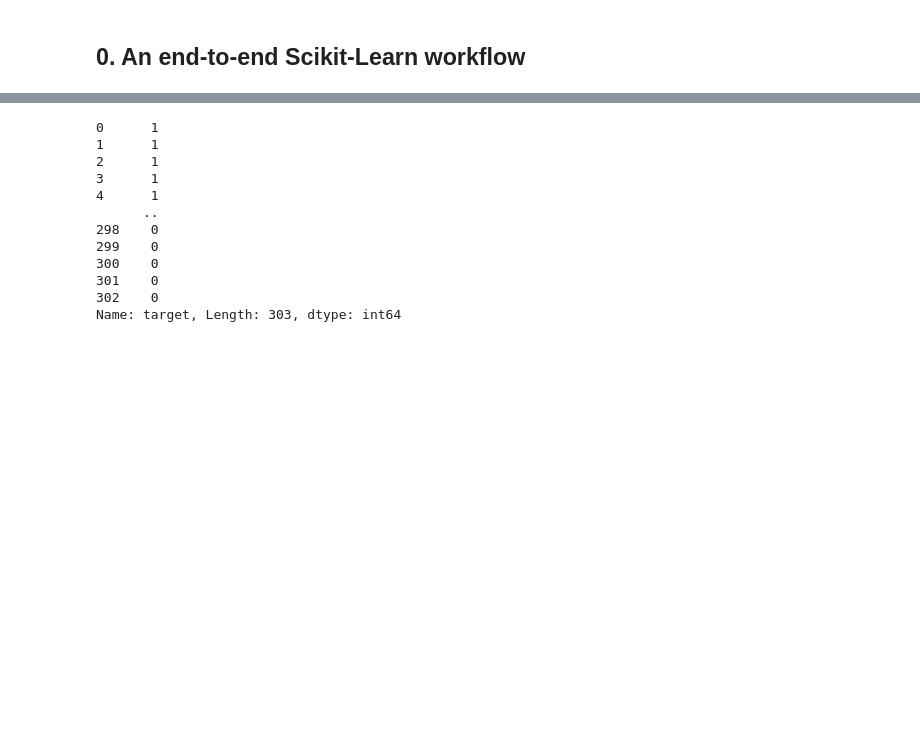
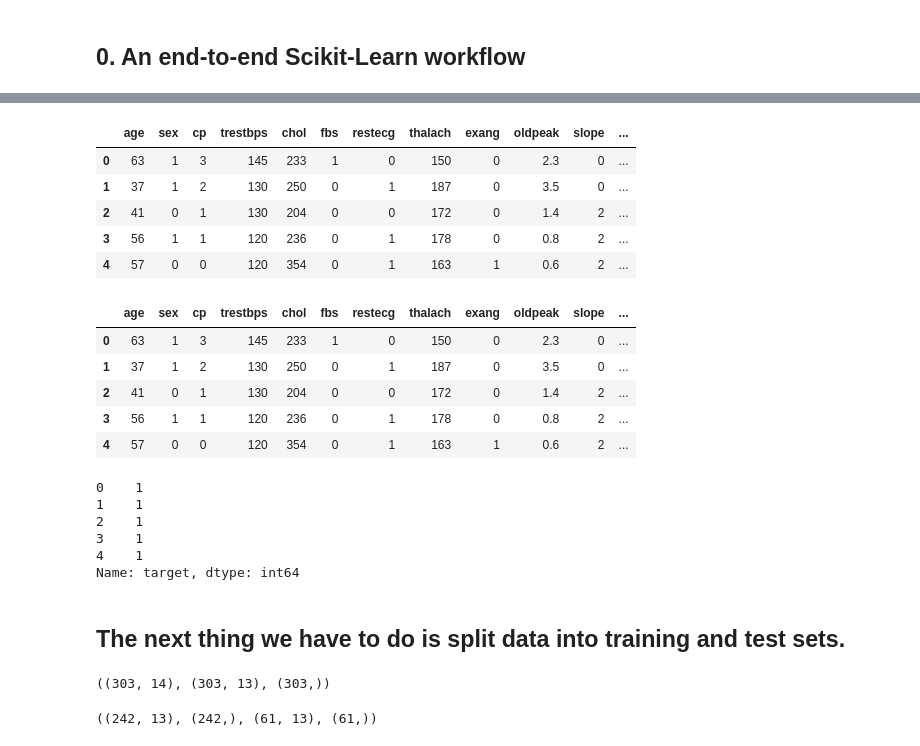
Before and after one commit to mail2prasanthv/5-AIML-ScikitLearn, a Jupyter notebook: Scikit.ipynb, the cells around one changed output, grey strips where cells are left out. Cells and saved outputs as stored; diff of their text form; code cells hidden in the pictures; blank space fills up the shorter version.

```diff
--- a/Scikit.ipynb
+++ b/Scikit.ipynb
@@ -61,17 +34,25 @@ x
 # %%
-y
+heart_disease.head()
 # %% [output]
-0      1
-1      1
-2      1
-3      1
-4      1
-      ..
-298    0
-299    0
-300    0
-301    0
-302    0
-Name: target, Length: 303, dtype: int64
+|  | age | sex | cp | trestbps | chol | fbs | restecg | thalach | exang | oldpeak | slope | ... |
+| 0 | 63 | 1 | 3 | 145 | 233 | 1 | 0 | 150 | 0 | 2.3 | 0 | ... |
+| 1 | 37 | 1 | 2 | 130 | 250 | 0 | 1 | 187 | 0 | 3.5 | 0 | ... |
+| 2 | 41 | 0 | 1 | 130 | 204 | 0 | 0 | 172 | 0 | 1.4 | 2 | ... |
+| 3 | 56 | 1 | 1 | 120 | 236 | 0 | 1 | 178 | 0 | 0.8 | 2 | ... |
+| 4 | 57 | 0 | 0 | 120 | 354 | 0 | 1 | 163 | 1 | 0.6 | 2 | ... |
 # %%
-# 2.
+# remove  target column
+# axis =0 is row
+# axis=1 os column
+#Column X is data columns or input or feature columns
+#column y is target column or output
+#“X” are the variables we will use to predict/classify our “y” variable.
+X = heart_disease.drop("target", axis =1)
+X.head()
+# %% [output]
+|  | age | sex | cp | trestbps | chol | fbs | restecg | thalach | exang | oldpeak | slope | ... |
+| 0 | 63 | 1 | 3 | 145 | 233 | 1 | 0 | 150 | 0 | 2.3 | 0 | ... |
+| 1 | 37 | 1 | 2 | 130 | 250 | 0 | 1 | 187 | 0 | 3.5 | 0 | ... |
+| 2 | 41 | 0 | 1 | 130 | 204 | 0 | 0 | 172 | 0 | 1.4 | 2 | ... |
+| 3 | 56 | 1 | 1 | 120 | 236 | 0 | 1 | 178 | 0 | 0.8 | 2 | ... |
+| 4 | 57 | 0 | 0 | 120 | 354 | 0 | 1 | 163 | 1 | 0.6 | 2 | ... |
@@ -77,0 +65,11 @@ Name: target, Length: 303, dtype: int64
+# %%
+y.head()
+# %% [output]
+0    1
+1    1
+2    1
+3    1
+4    1
+Name: target, dtype: int64
+# %% [markdown]
+## The next thing we have to do is split data into training and test sets.
@@ -77,0 +86,9 @@ Name: target, Length: 303, dtype: int64
+# %%
+heart_disease.shape, X.shape, y.shape
+# %% [output]
+((303, 14), (303, 13), (303,))
+# %%
+#total 303 rows, 80% (242)of 303 is used for taining data and 20%(61)for test data.
+X_train.shape,  y_train.shape, X_test.shape, y_test.shape
+# %% [output]
+((242, 13), (242,), (61, 13), (61,))
```
Also changed, not shown: parts of 18 cells of this notebook, 4 other files.
